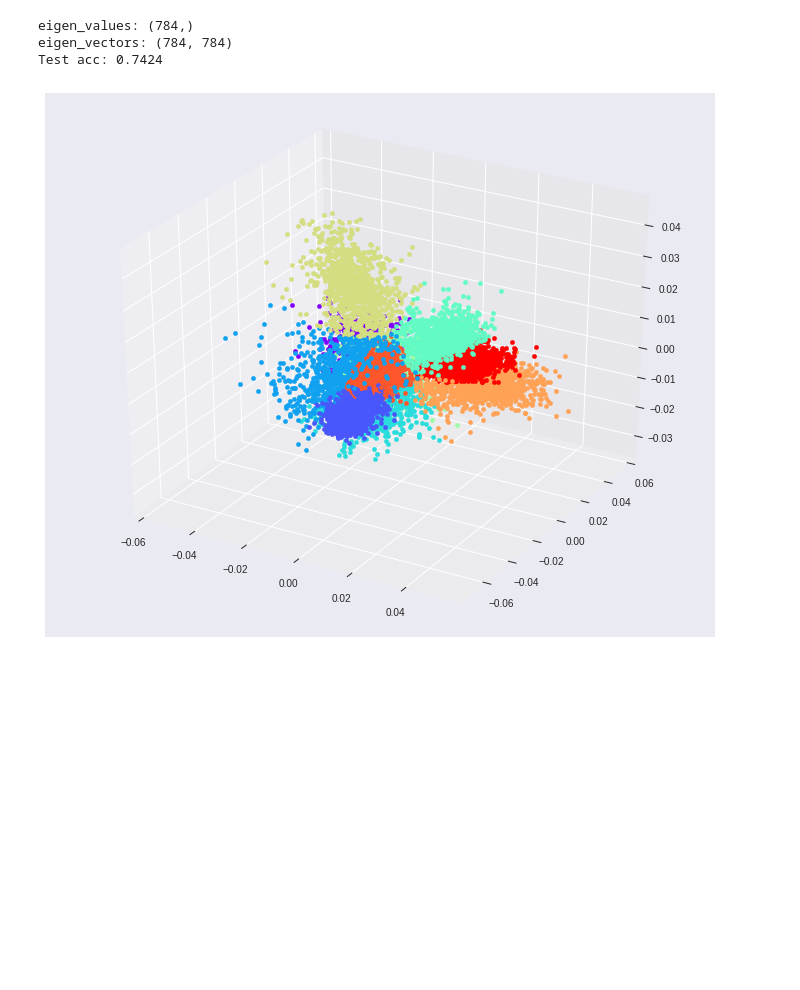
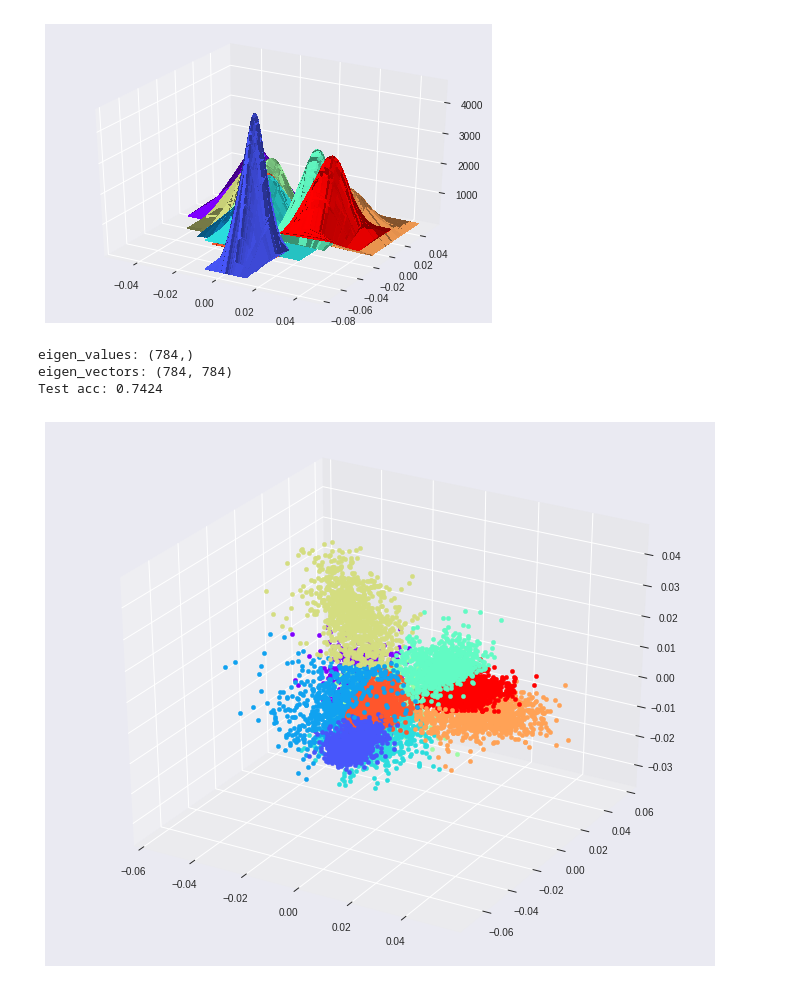
Before and after one commit to sthalles/fishers-linear-discriminant, a Jupyter notebook: Fishers_Multiclass.ipynb, the cells around one changed output. Drawn from its saved outputs; the diff is of its cells as text; code cells hidden in the pictures; blank space fills up the shorter version.

```diff
--- a/Fishers_Multiclass.ipynb
+++ b/Fishers_Multiclass.ipynb
@@ -198 +197,24 @@ Test acc: 0.565
+# %%
+from mpl_toolkits.mplot3d import Axes3D
+
+classes = np.unique(y_test)
+colors = cm.rainbow(np.linspace(0, 1, len(classes)))
+plotlabels = {classes[c] : colors[c] for c in range(len(classes))}
+
+fig = plt.figure()
+ax3D = fig.add_subplot(111, projection='3d')
+for c in classes:
+    data = np.random.multivariate_normal(clf.g_means[c],
+                                         clf.g_covariance[c], size=100)
+
+    X, Y = np.meshgrid(data.T[0], data.T[1])
+
+    zs = np.array([clf.gaussian_distribution(np.array(point),clf.g_means[c],clf.g_covariance[c]) for point in zip(np.ravel(X), np.ravel(Y))])
+    Z = zs.reshape(X.shape)
+    surf = ax3D.plot_surface(X, Y, Z, rstride=1, cstride=1,
+                               color=plotlabels[c], linewidth=0,
+                               antialiased=False)
+plt.show()
+# %% [output]
+[figure, added]
 # %%
```
Also changed, not shown: parts of 6 cells of this notebook.
